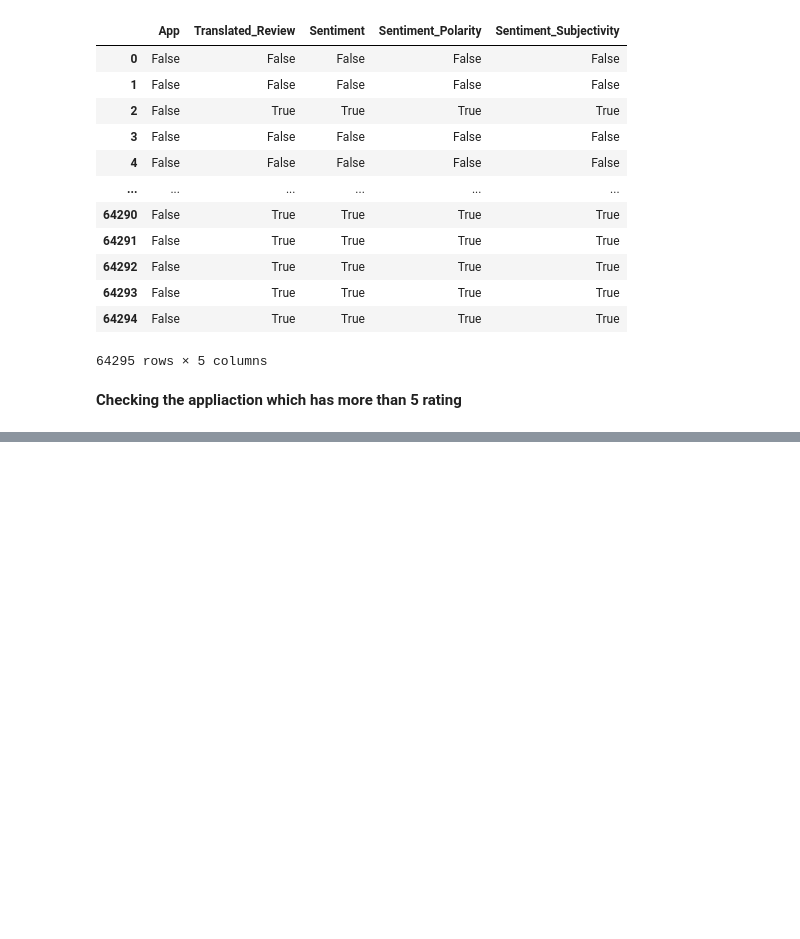
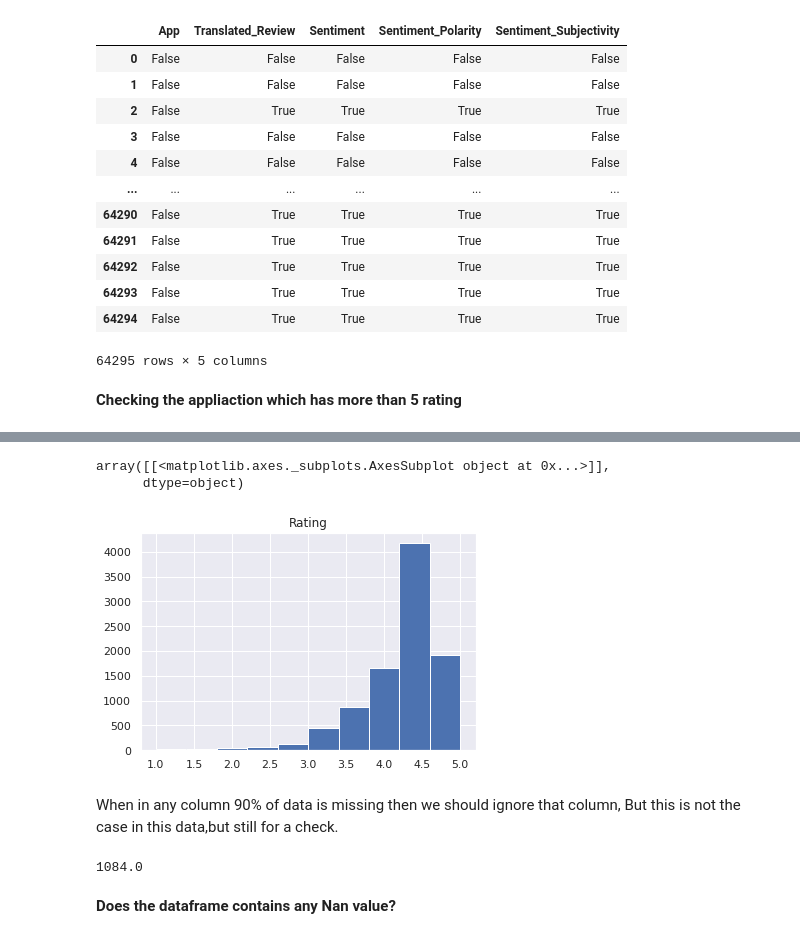
Before and after one commit to sanjaymkr/Google_Play_Store_Data_Analysis, a Jupyter notebook: Sanjay_Kumar_Google_Play_Store_Review.ipynb, the cells around one changed output, grey strips where cells are left out. Drawn from its saved outputs; the diff is of its cells as text; code cells hidden in the pictures; blank space fills up the shorter version.

```diff
--- a/Sanjay_Kumar_Google_Play_Store_Review.ipynb
+++ b/Sanjay_Kumar_Google_Play_Store_Review.ipynb
@@ -232,0 +240,13 @@ play_store[10470:10475] # print from row 10470 to 10475
+# %%
+play_store.hist()
+# %% [output]
+array([[<matplotlib.axes._subplots.AxesSubplot object at 0x...>]],
+      dtype=object)
+[figure, added]
+# %% [markdown]
+When in any column 90% of data is missing then we should ignore that column, But this is not the case in this data,but still for a check.
+# %%
+threshold = len(play_store)*0.1
+threshold
+# %% [output]
+1084.0
@@ -232,0 +255,2 @@ play_store[10470:10475] # print from row 10470 to 10475
+# %% [markdown]
+**Does the dataframe contains any Nan value?**
```
Also changed, not shown: parts of 19 cells of this notebook.
